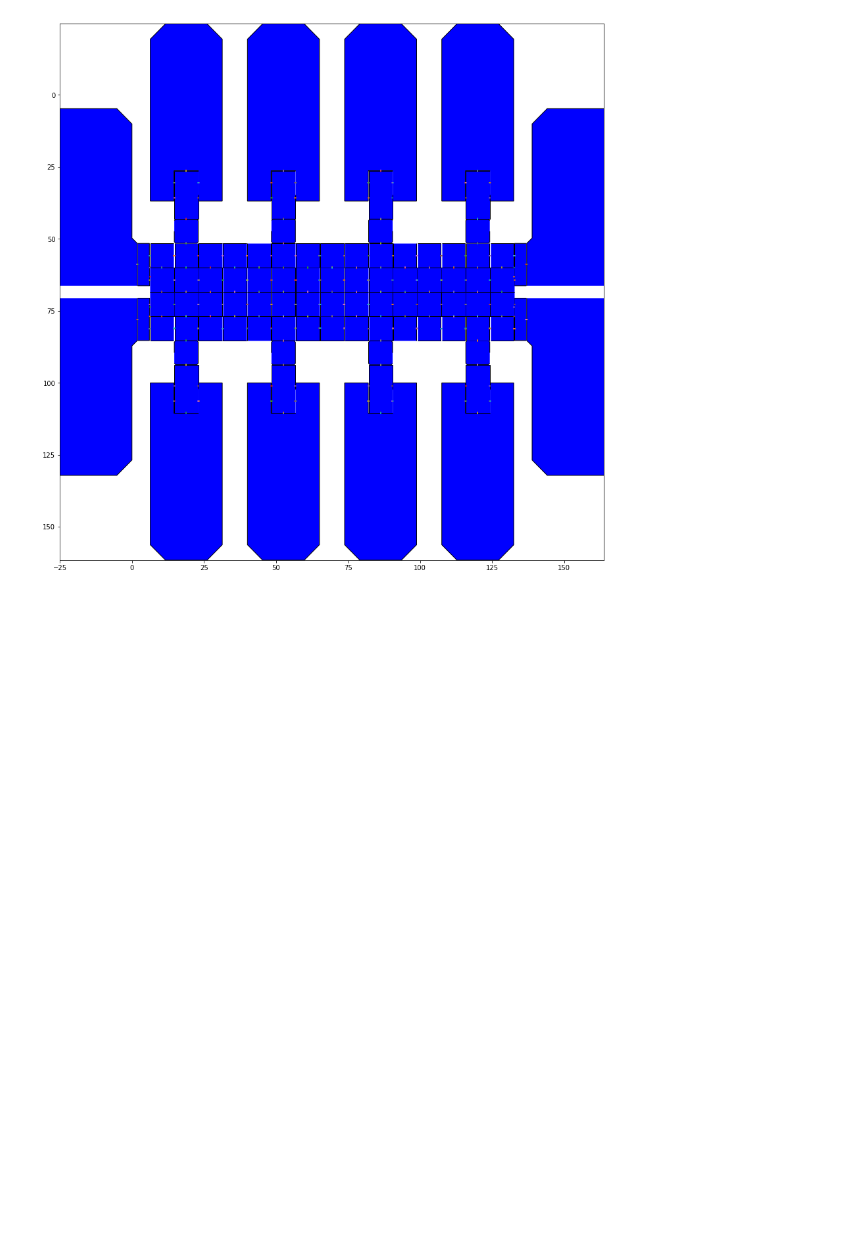
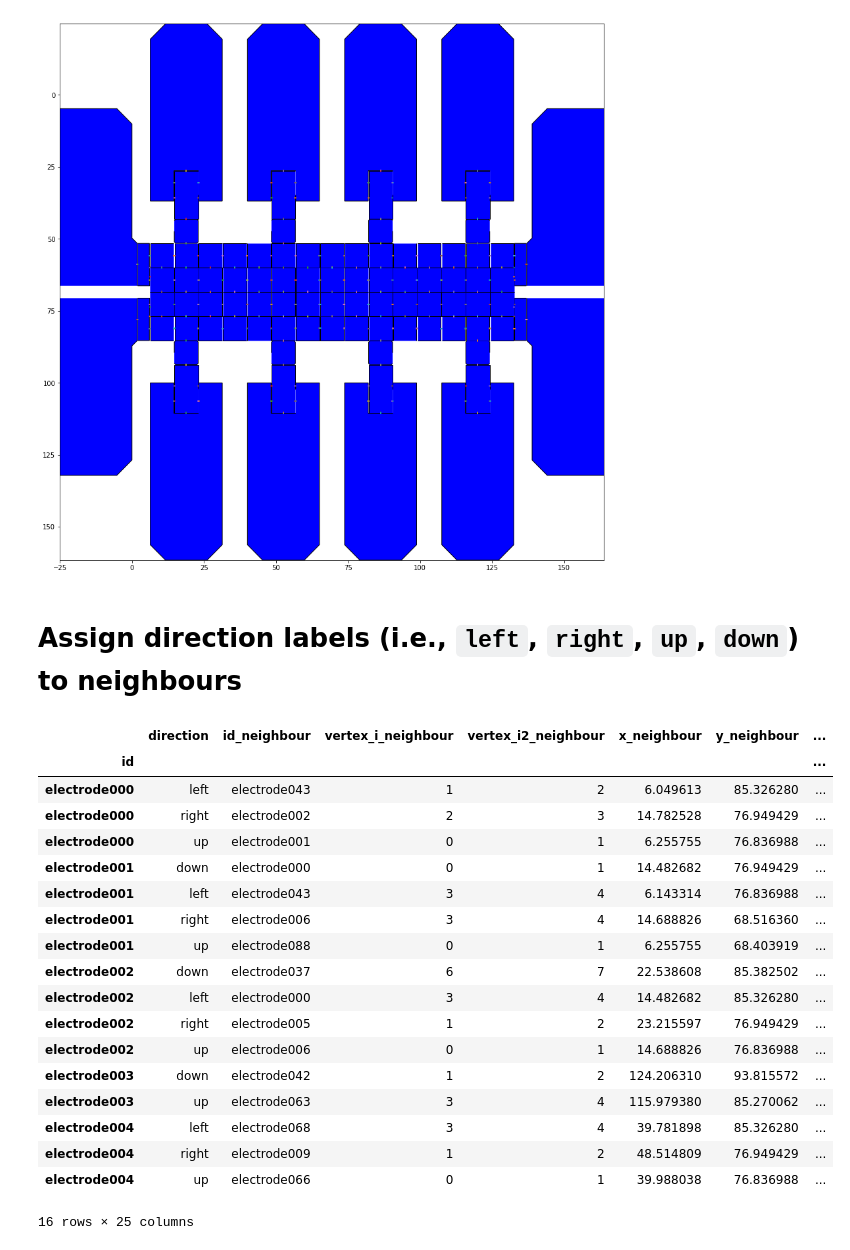
Before and after one commit to Blue-Ocean-Technologies-Inc/dropbot.py, a Jupyter notebook: dropbot/notebooks/feat(device) - raycast neighbour detection.ipynb, the cells around one changed output. Drawn from its saved outputs; the diff is of its cells as text; code cells hidden in the pictures; blank space fills up the shorter version.

Commit message:
feat(device): assign direction labels to neighbours

```diff
--- a/dropbot/notebooks/feat(device) - raycast neighbour detection.ipynb
+++ b/dropbot/notebooks/feat(device) - raycast neighbour detection.ipynb
@@ -118,3 +118,45 @@ df_intersections = get_all_intersections(df_shapes)
 draw(df_shapes); pass
 # %% [output]
 [figure]
+# %% [markdown]
+# Assign direction labels (i.e., `left`, `right`, `up`, `down`) to neighbours
+# %%
+df_segments = get_segments(df_shapes)
+df_neighbours = df_intersections.reset_index([2, 3]).join(df_segments, lsuffix='_neighbour')
+# %%
+df_neighbours_i = df_neighbours.copy().reset_index('id').drop_duplicates(['id', 'id_neighbour'])
+
+r = df_neighbours_i[['x_normal', 'y_normal']]
+
+df_neighbours_i.insert(0, 'direction', None)
+
+# Assign direction labels
+vertical = df_neighbours_i.x_normal.abs() < df_neighbours_i.y_normal.abs()
+df_neighbours_i.loc[vertical & (df_neighbours_i.y_normal < 0), 'direction'] = 'up'
+df_neighbours_i.loc[vertical & (df_neighbours_i.y_normal > 0), 'direction'] = 'down'
+df_neighbours_i.loc[~vertical & (df_neighbours_i.x_normal < 0), 'direction'] = 'left'
+df_neighbours_i.loc[~vertical & (df_neighbours_i.x_normal > 0), 'direction'] = 'right'
+# If multiple neighbours match a direction, only keep the first match.
+df_neighbours_i.drop_duplicates(['id', 'direction'], inplace=True)
+
+df_neighbours_i.sort_values(['id', 'direction']).set_index('id').head(16)  # .loc['electrode029']
+# %% [output]
+|  | direction | id_neighbour | vertex_i_neighbour | vertex_i2_neighbour | x_neighbour | y_neighbour | ... |
+| id |  |  |  |  |  |  | ... |
+| electrode000 | left | electrode043 | 1 | 2 | 6.049613 | 85.326280 | ... |
+| electrode000 | right | electrode002 | 2 | 3 | 14.782528 | 76.949429 | ... |
+| electrode000 | up | electrode001 | 0 | 1 | 6.255755 | 76.836988 | ... |
+| electrode001 | down | electrode000 | 0 | 1 | 14.482682 | 76.949429 | ... |
+| electrode001 | left | electrode043 | 3 | 4 | 6.143314 | 76.836988 | ... |
+| electrode001 | right | electrode006 | 3 | 4 | 14.688826 | 68.516360 | ... |
+| electrode001 | up | electrode088 | 0 | 1 | 6.255755 | 68.403919 | ... |
+| electrode002 | down | electrode037 | 6 | 7 | 22.538608 | 85.382502 | ... |
+| electrode002 | left | electrode000 | 3 | 4 | 14.482682 | 85.326280 | ... |
+| electrode002 | right | electrode005 | 1 | 2 | 23.215597 | 76.949429 | ... |
+| electrode002 | up | electrode006 | 0 | 1 | 14.688826 | 76.836988 | ... |
+| electrode003 | down | electrode042 | 1 | 2 | 124.206310 | 93.815572 | ... |
+| electrode003 | up | electrode063 | 3 | 4 | 115.979380 | 85.270062 | ... |
+| electrode004 | left | electrode068 | 3 | 4 | 39.781898 | 85.326280 | ... |
+| electrode004 | right | electrode009 | 1 | 2 | 48.514809 | 76.949429 | ... |
+| electrode004 | up | electrode066 | 0 | 1 | 39.988038 | 76.836988 | ... |
+16 rows × 25 columns
```
